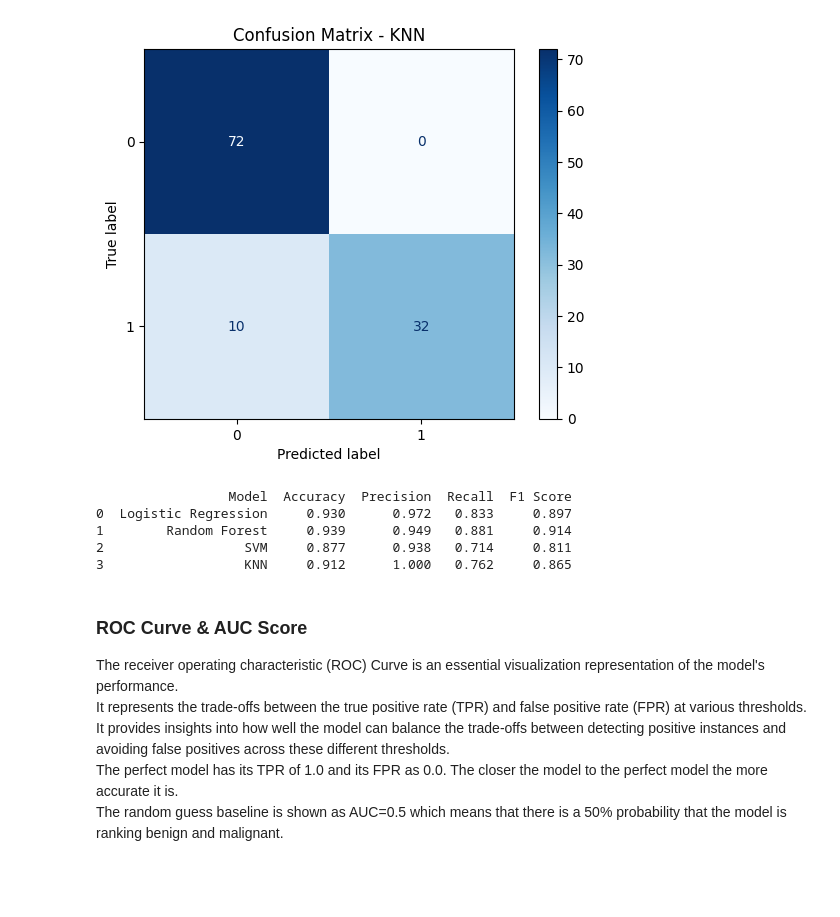
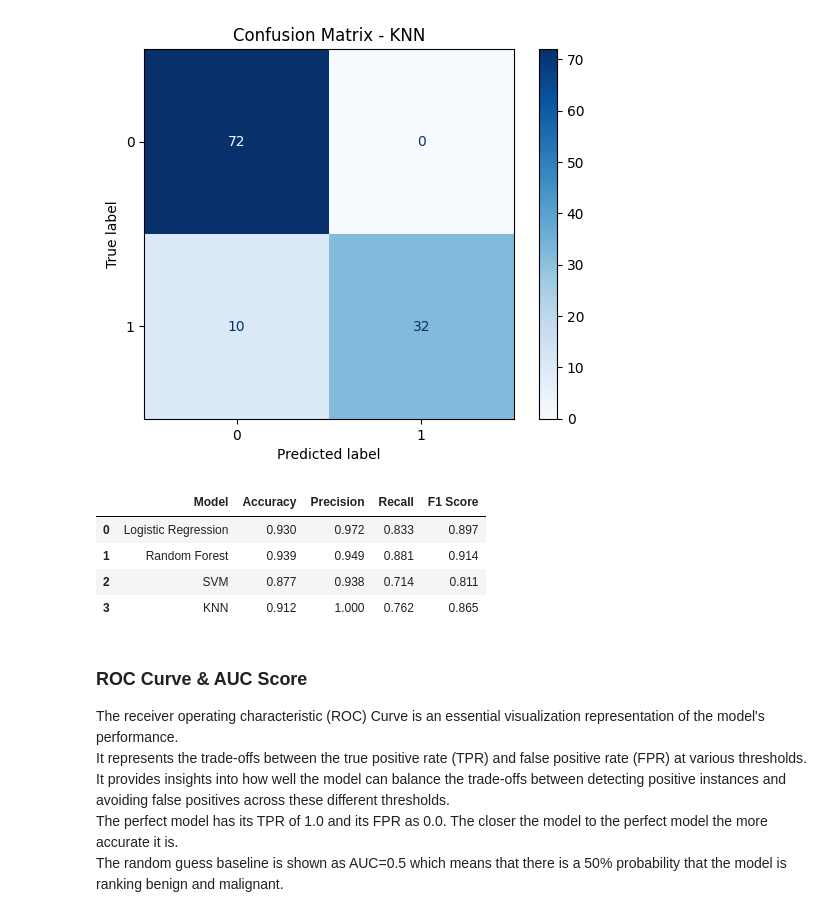
Before and after one commit to omaralfaqih6/breast_cancer_wisconsin, a Jupyter notebook: src/data_prep_mod_setup.ipynb, the cells around one changed output. Saved outputs shown, nothing was run; the diff lists cells and outputs as text; code cells hidden in the pictures; blank space fills up the shorter version.

```diff
--- a/src/data_prep_mod_setup.ipynb
+++ b/src/data_prep_mod_setup.ipynb
@@ -631,29 +618,29 @@ weighted avg       0.92      0.91      0.91       114
 # %%
 ## Collect the results from above models and Compare the model performance
 
 # Create a list to hold performance metrics
 results = []
 models = {'Logistic Regression': y_pred_lr,'Random Forest': y_pred_rf,'SVM': y_pred_svm, 'KNN': y_pred_knn}
 
 # Collect performance metrics for each model
 for name, y_pred in models.items():
     results.append({
         'Model': name,
         'Accuracy': accuracy_score(y_test, y_pred),
         'Precision': precision_score(y_test, y_pred, pos_label=1),
         'Recall': recall_score(y_test, y_pred, pos_label=1),
         'F1 Score': f1_score(y_test, y_pred, pos_label=1)
     })
 
 performance_df = pd.DataFrame(results)
 performance_df = performance_df.round(3)
-print(performance_df)
+performance_df
 # %% [output]
-                 Model  Accuracy  Precision  Recall  F1 Score
-0  Logistic Regression     0.930      0.972   0.833     0.897
-1        Random Forest     0.939      0.949   0.881     0.914
-2                  SVM     0.877      0.938   0.714     0.811
-3                  KNN     0.912      1.000   0.762     0.865
+|  | Model | Accuracy | Precision | Recall | F1 Score |
+| 0 | Logistic Regression | 0.930 | 0.972 | 0.833 | 0.897 |
+| 1 | Random Forest | 0.939 | 0.949 | 0.881 | 0.914 |
+| 2 | SVM | 0.877 | 0.938 | 0.714 | 0.811 |
+| 3 | KNN | 0.912 | 1.000 | 0.762 | 0.865 |
 # %% [markdown]
 ### ROC Curve & AUC Score<br>
 The receiver operating characteristic (ROC) Curve is an essential visualization representation of the model's performance.<br>
```
Also changed, not shown: parts of 8 cells of this notebook.
